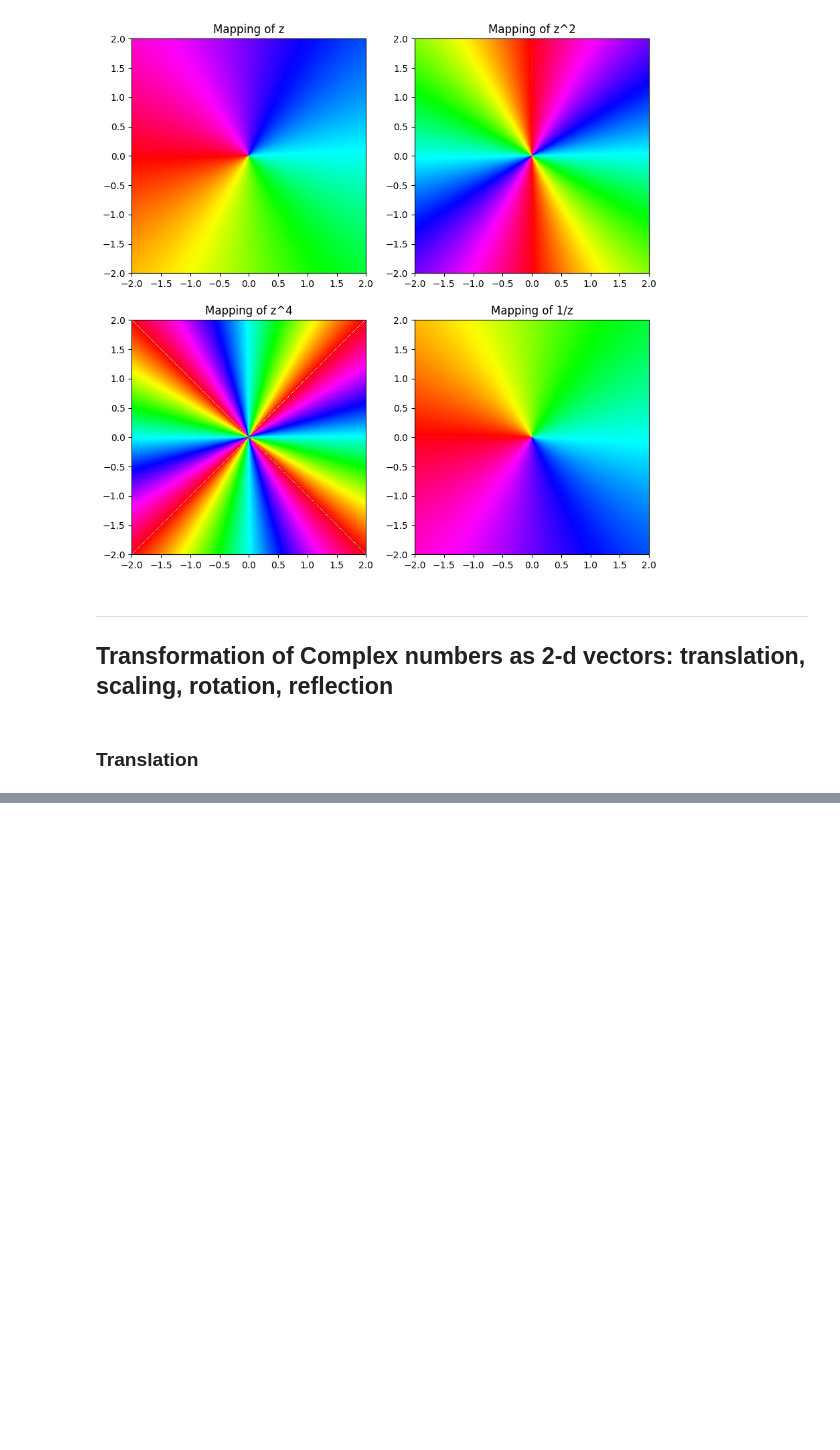
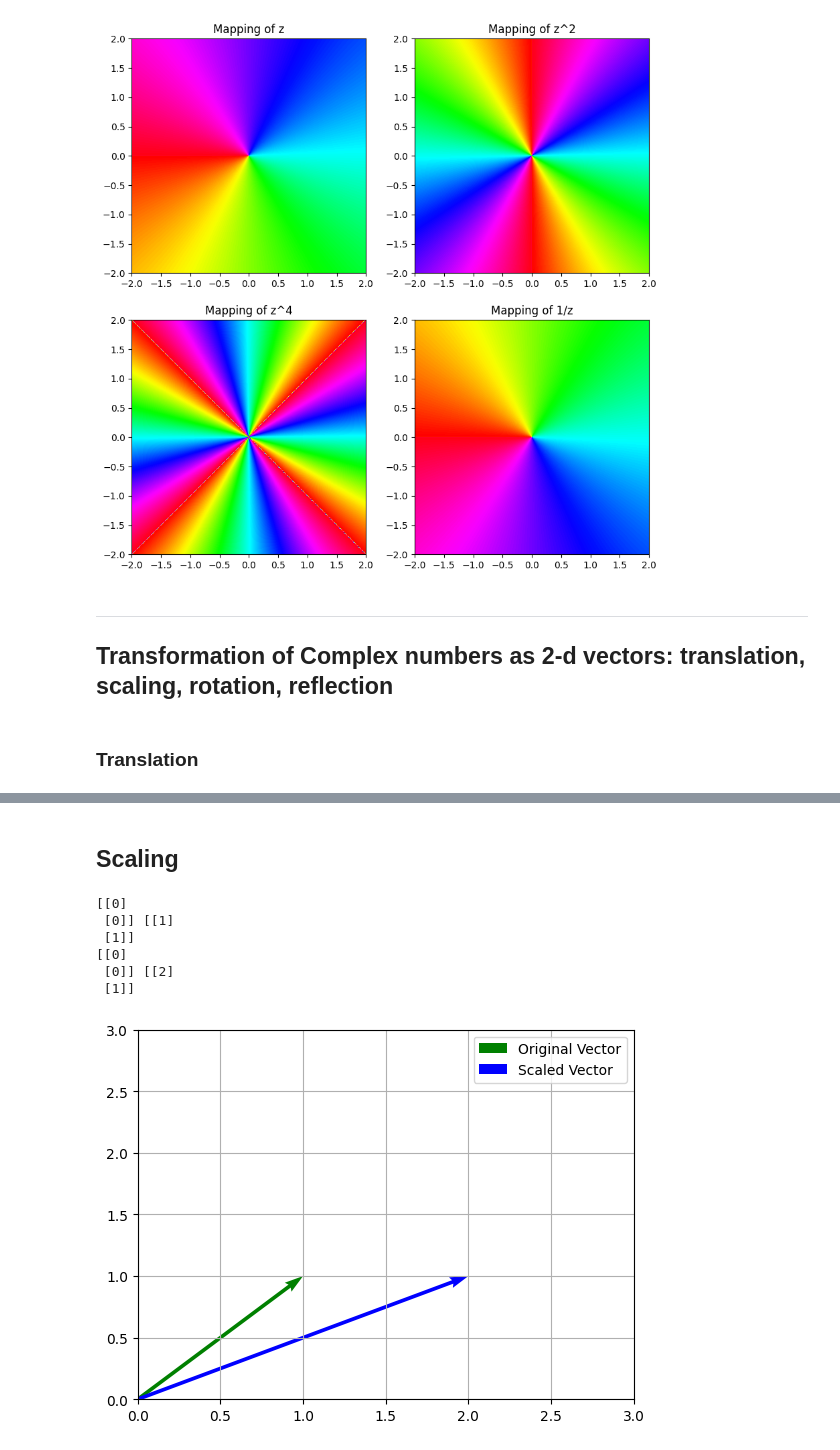
Before and after one commit to navgaur/Mathematical-Physics-III, a Jupyter notebook: Complex_UGCF.ipynb, the cells around one changed output, grey strips where cells are left out. Cells and saved outputs as stored; diff of their text form; code cells hidden in the pictures; blank space fills up the shorter version.

```diff
--- a/Complex_UGCF.ipynb
+++ b/Complex_UGCF.ipynb
@@ -201,0 +196,45 @@ plt.show()
+# %% [markdown]
+## Scaling
+# %%
+import numpy as np
+import matplotlib.pyplot as plt
+
+sx = 2
+sy = 1
+
+SMat = np.array([[sx],[sy]])
+
+x0 = np.array([[0],[0]])
+x1 = np.array([[1],[1]])
+
+x0p = np.multiply(x0,SMat)
+x1p = np.multiply(x1,SMat)
+
+print(x0,x1)
+print(x0p,x1p)
+
+plt.xlim((0,3))
+plt.ylim((0,3))
+plt.grid()
+
+
+plt.quiver(x0[0],x0[1],x1[0],x1[1],\
+        color='g',angles='xy',\
+        scale_units='xy',scale=1,\
+        label ='Original Vector')
+
+plt.quiver(x0[0],x0[1],x1p[0],x1p[1],\
+        color='b', angles='xy',
+        scale_units='xy', scale=1,\
+        label ='Scaled Vector')
+
+plt.legend()
+plt.show()
+# %% [output]
+[[0]
+ [0]] [[1]
+ [1]]
+[[0]
+ [0]] [[2]
+ [1]]
+[figure, added]
```
Also changed, not shown: parts of 5 cells of this notebook.
